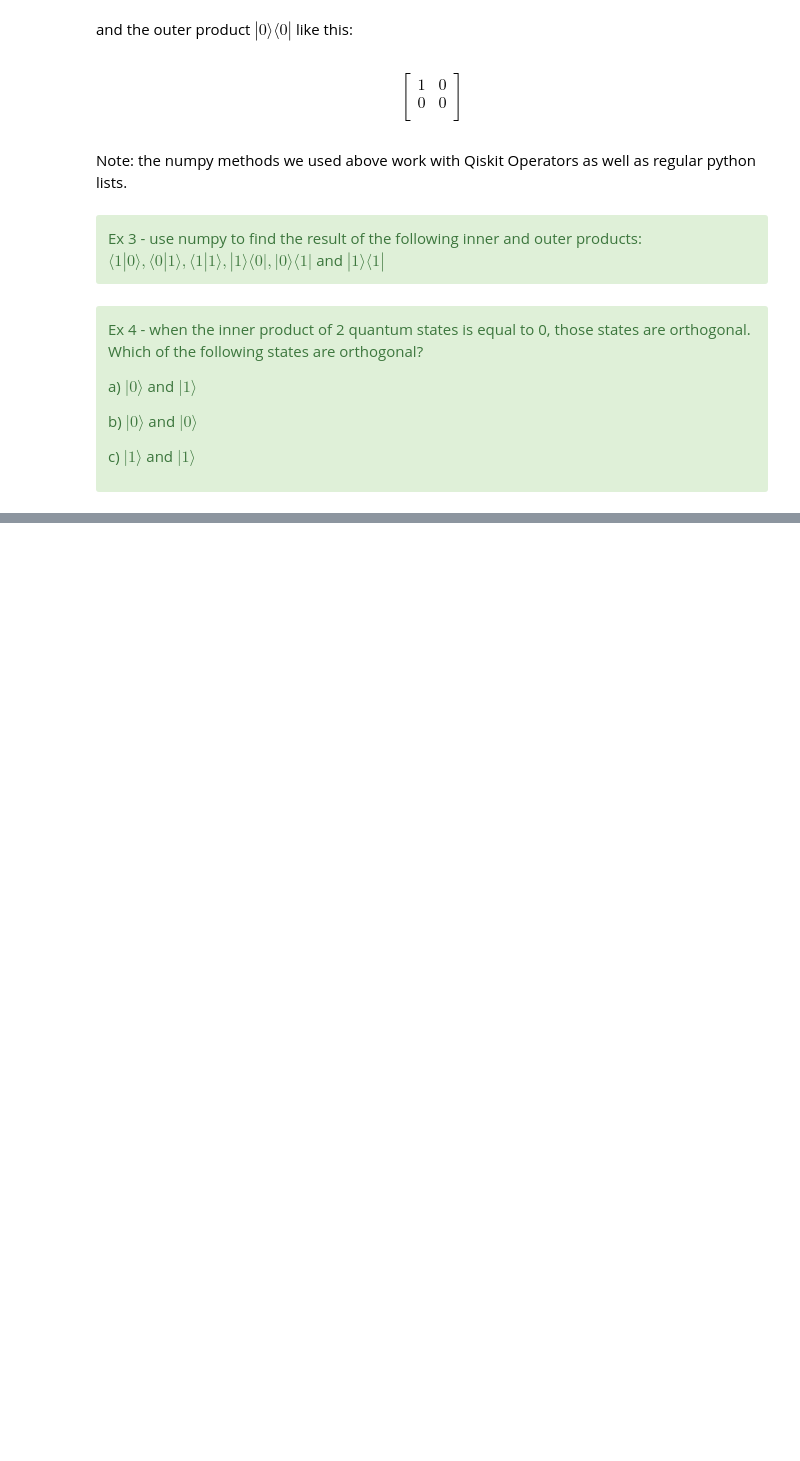
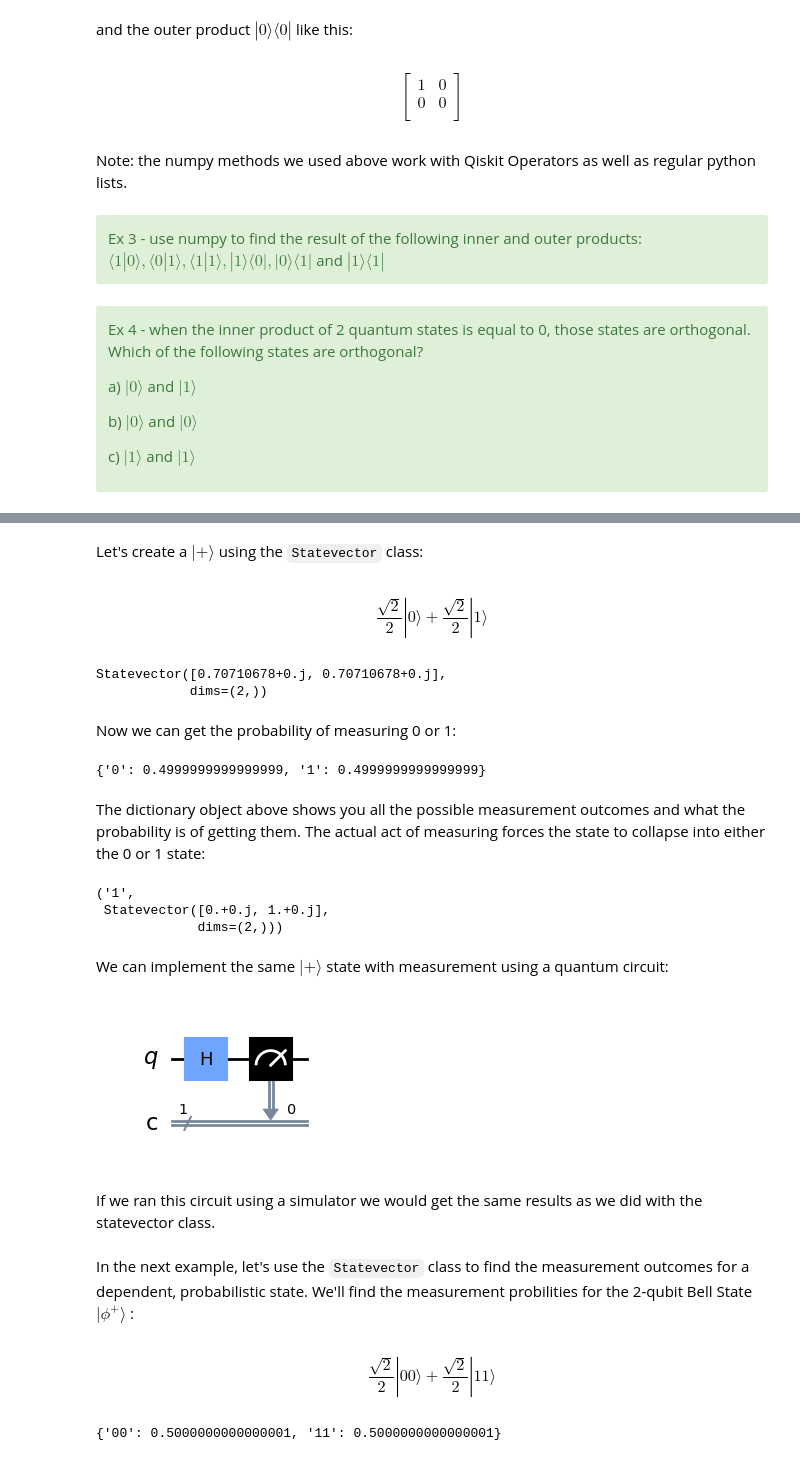
Before and after one commit to Martyna94/QiskitSummerSchool2023, a Jupyter notebook: Lab1/Lab 1.ipynb, the cells around one changed output, grey strips where cells are left out. Saved outputs shown, nothing was run; the diff lists cells and outputs as text; code cells hidden in the pictures; blank space fills up the shorter version.

```diff
--- a/Lab1/Lab 1.ipynb
+++ b/Lab1/Lab 1.ipynb
@@ -225,0 +539,52 @@ E.g. for constant-0 we can create the corresponding matrix m1 like so:
+# %% [markdown]
+Let's create a $|+\rangle$ using the `Statevector` class:
+# %%
+plus_state = Statevector.from_label("+")
+plus_state.draw("latex")
+# %% [output]
+$$\frac{\sqrt{2}}{2} |0\rangle+\frac{\sqrt{2}}{2} |1\rangle$$
+# %%
+plus_state
+# %% [output]
+Statevector([0.70710678+0.j, 0.70710678+0.j],
+            dims=(2,))
+# %% [markdown]
+Now we can get the probability of measuring 0 or 1:
+# %%
+plus_state.probabilities_dict()
+# %% [output]
+{'0': 0.4999999999999999, '1': 0.4999999999999999}
+# %% [markdown]
+The dictionary object above shows you all the possible measurement outcomes and what the probability is of getting them. The actual act of measuring forces the state to collapse into either the 0 or 1 state:
+# %%
+# run this cell multiple times to show collapsing into one state or the other
+res = plus_state.measure()
+
+res
+# %% [output]
+('1',
+ Statevector([0.+0.j, 1.+0.j],
+             dims=(2,)))
+# %% [markdown]
+We can implement the same $|+\rangle$ state with measurement using a quantum circuit:
+# %%
+qc = QuantumCircuit(1,1)
+qc.h(0)
+qc.measure(0,0)
+
+qc.draw(output="mpl")
+# %% [output]
+[figure, added]
+# %% [markdown]
+If we ran this circuit using a simulator we would get the same results as we did with the statevector class.
+# %% [markdown]
+In the next example, let's use the `Statevector` class to find the measurement outcomes for a dependent, probabilistic state. We'll find the measurement probilities for the 2-qubit Bell State $|\phi^+\rangle$ :
+# %%
+sv_bell = Statevector([np.sqrt(1/2),0,0,np.sqrt(1/2)])
+sv_bell.draw("latex")
+# %% [output]
+$$\frac{\sqrt{2}}{2} |00\rangle+\frac{\sqrt{2}}{2} |11\rangle$$
+# %%
+sv_bell.probabilities_dict()
+# %% [output]
+{'00': 0.5000000000000001, '11': 0.5000000000000001}
```
Also changed, not shown: parts of 57 cells of this notebook, 4 other files.
